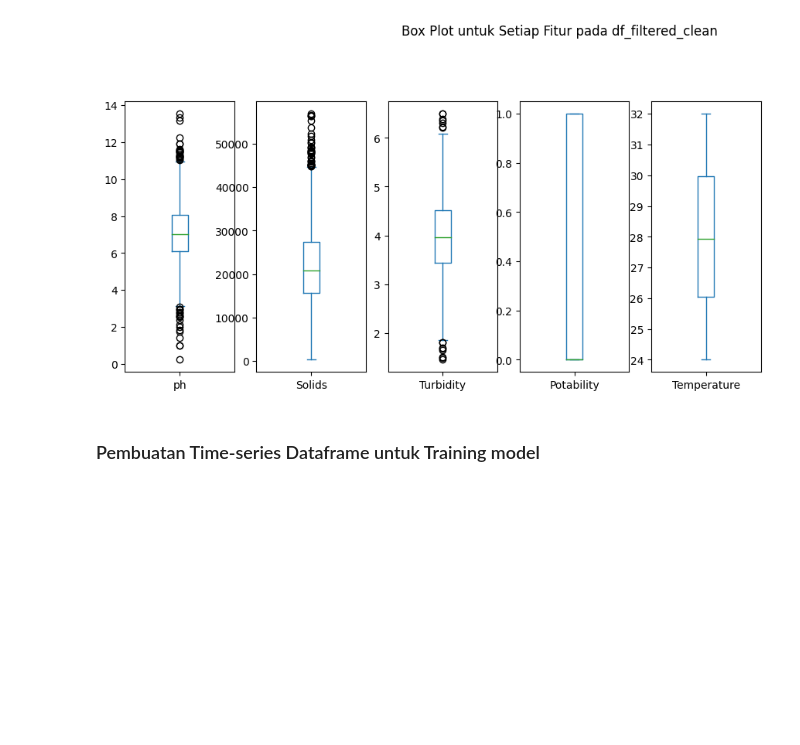
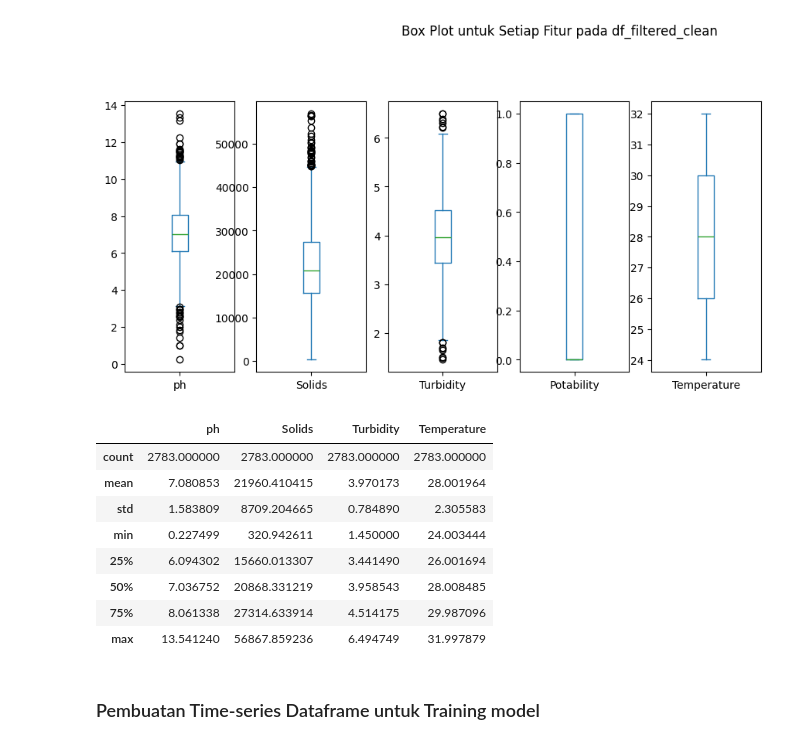
Before and after one commit to Anodeluxe/capstone-e-08-2026, a Jupyter notebook: backend/app/ml/data_generator.ipynb, the cells around one changed output. Saved outputs shown, nothing was run; the diff lists cells and outputs as text; code cells hidden in the pictures; blank space fills up the shorter version.

```diff
--- a/backend/app/ml/data_generator.ipynb
+++ b/backend/app/ml/data_generator.ipynb
@@ -140,6 +144,18 @@ df_filtered_clean.plot(kind='box', subplots=True, layout=(2, 7), figsize=(15, 10
 plt.show()
 # %% [output]
 [figure]
+# %%
+df_filtered_clean[['ph', 'Solids', 'Turbidity', 'Temperature']].describe()
+# %% [output]
+|  | ph | Solids | Turbidity | Temperature |
+| count | 2783.000000 | 2783.000000 | 2783.000000 | 2783.000000 |
+| mean | 7.080853 | 21960.410415 | 3.970173 | 28.001964 |
+| std | 1.583809 | 8709.204665 | 0.784890 | 2.305583 |
+| min | 0.227499 | 320.942611 | 1.450000 | 24.003444 |
+| 25% | 6.094302 | 15660.013307 | 3.441490 | 26.001694 |
+| 50% | 7.036752 | 20868.331219 | 3.958543 | 28.008485 |
+| 75% | 8.061338 | 27314.633914 | 4.514175 | 29.987096 |
+| max | 13.541240 | 56867.859236 | 6.494749 | 31.997879 |
 # %% [markdown]
 ### Pembuatan Time-series Dataframe untuk Training model
 # %%
```
Also changed, not shown: parts of 7 cells of this notebook, 9 other files.
